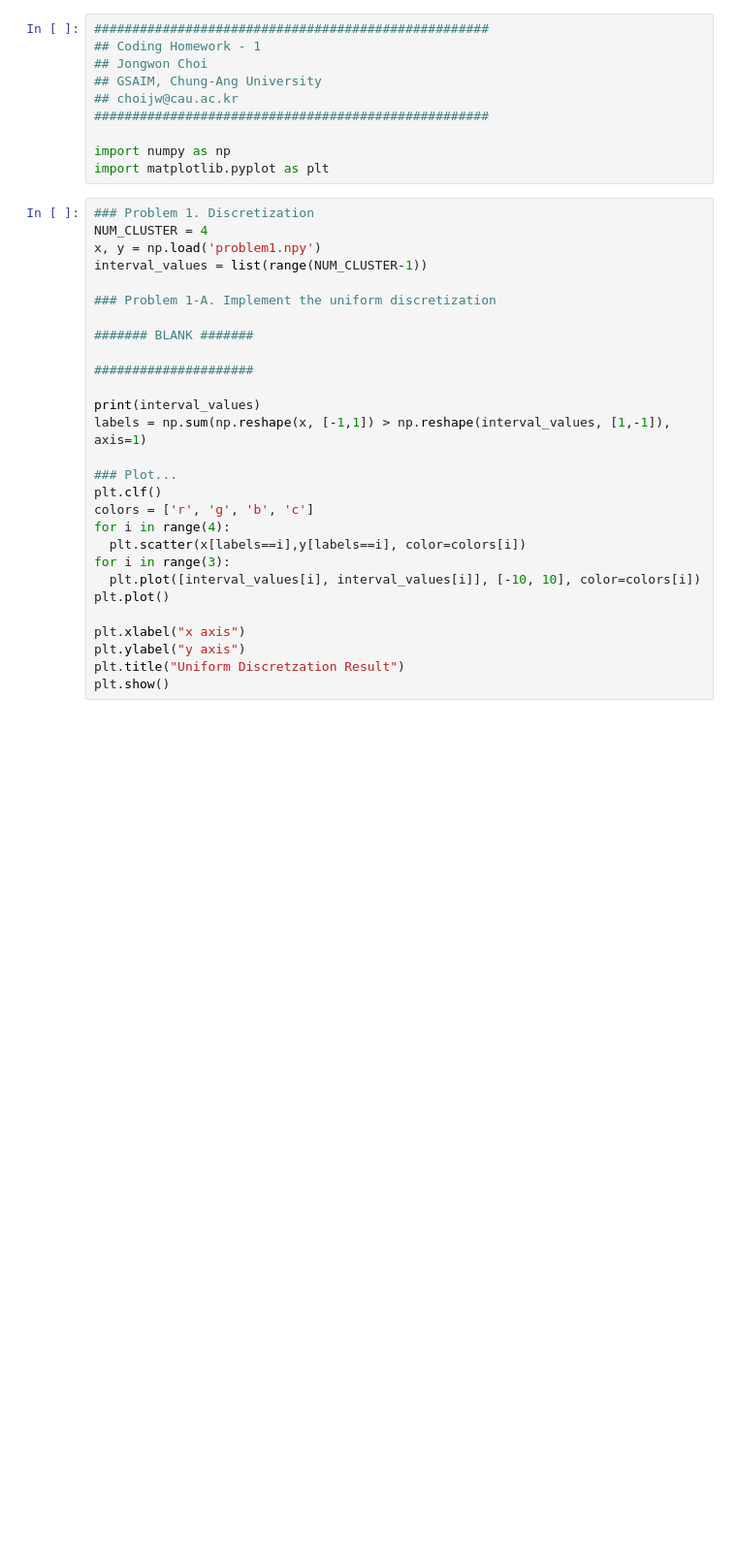
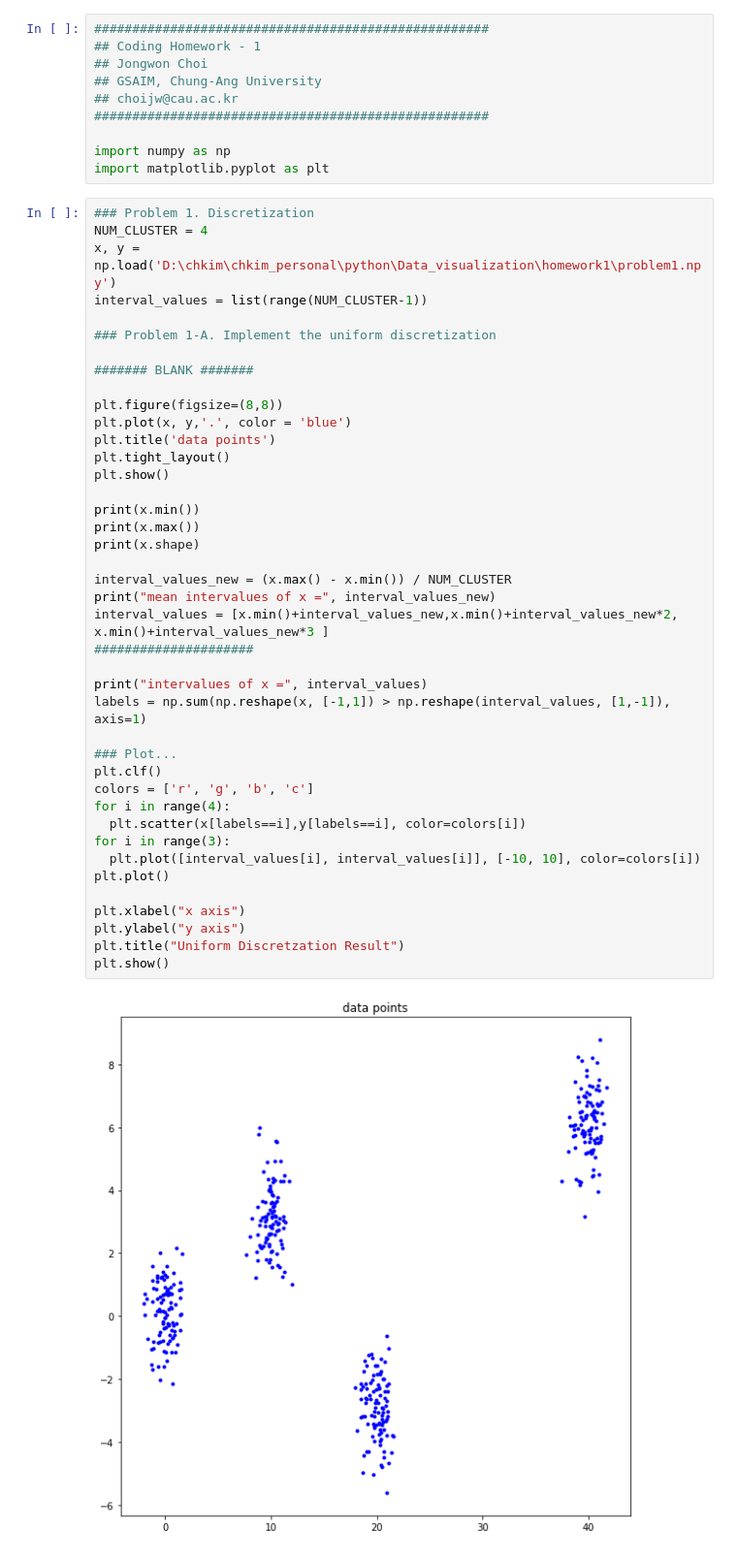
Before and after one commit to ChongHyeonKim/ChongHyeonKim, a Jupyter notebook: Data_Visualization_Homework_1.ipynb, the cells around one changed output. Shown: that part at 97% size. Saved outputs shown, nothing was run; the diff lists cells and outputs as text; blank space fills up the shorter version.

```diff
--- a/Data_Visualization_Homework_1.ipynb
+++ b/Data_Visualization_Homework_1.ipynb
@@ -13,29 +13,43 @@ import matplotlib.pyplot as plt
 # %%
 ### Problem 1. Discretization
 NUM_CLUSTER = 4
-x, y = np.load('problem1.npy')
+x, y = np.load('D:\chkim\chkim_personal\python\Data_visualization\homework1\problem1.npy')
 interval_values = list(range(NUM_CLUSTER-1))
 
 ### Problem 1-A. Implement the uniform discretization
 
 ####### BLANK #######
 
+plt.figure(figsize=(8,8))
+plt.plot(x, y,'.', color = 'blue')
+plt.title('data points')
+plt.tight_layout()
+plt.show()
+
+print(x.min())
+print(x.max())
+print(x.shape)
+
+interval_values_new = (x.max() - x.min()) / NUM_CLUSTER
+print("mean intervalues of x =", interval_values_new)
+interval_values = [x.min()+interval_values_new,x.min()+interval_values_new*2, x.min()+interval_values_new*3 ]
 #####################
 
-print(interval_values)
+print("intervalues of x =", interval_values)
 labels = np.sum(np.reshape(x, [-1,1]) > np.reshape(interval_values, [1,-1]), axis=1)
 
 ### Plot...
 plt.clf()
 colors = ['r', 'g', 'b', 'c']
 for i in range(4):
   plt.scatter(x[labels==i],y[labels==i], color=colors[i])
 for i in range(3):
   plt.plot([interval_values[i], interval_values[i]], [-10, 10], color=colors[i])
 plt.plot()
 
 plt.xlabel("x axis")
 plt.ylabel("y axis")
 plt.title("Uniform Discretzation Result")
 plt.show()
 # %% [output]
+[figure, new version]
```
Also changed, not shown: parts of 5 cells of this notebook.
